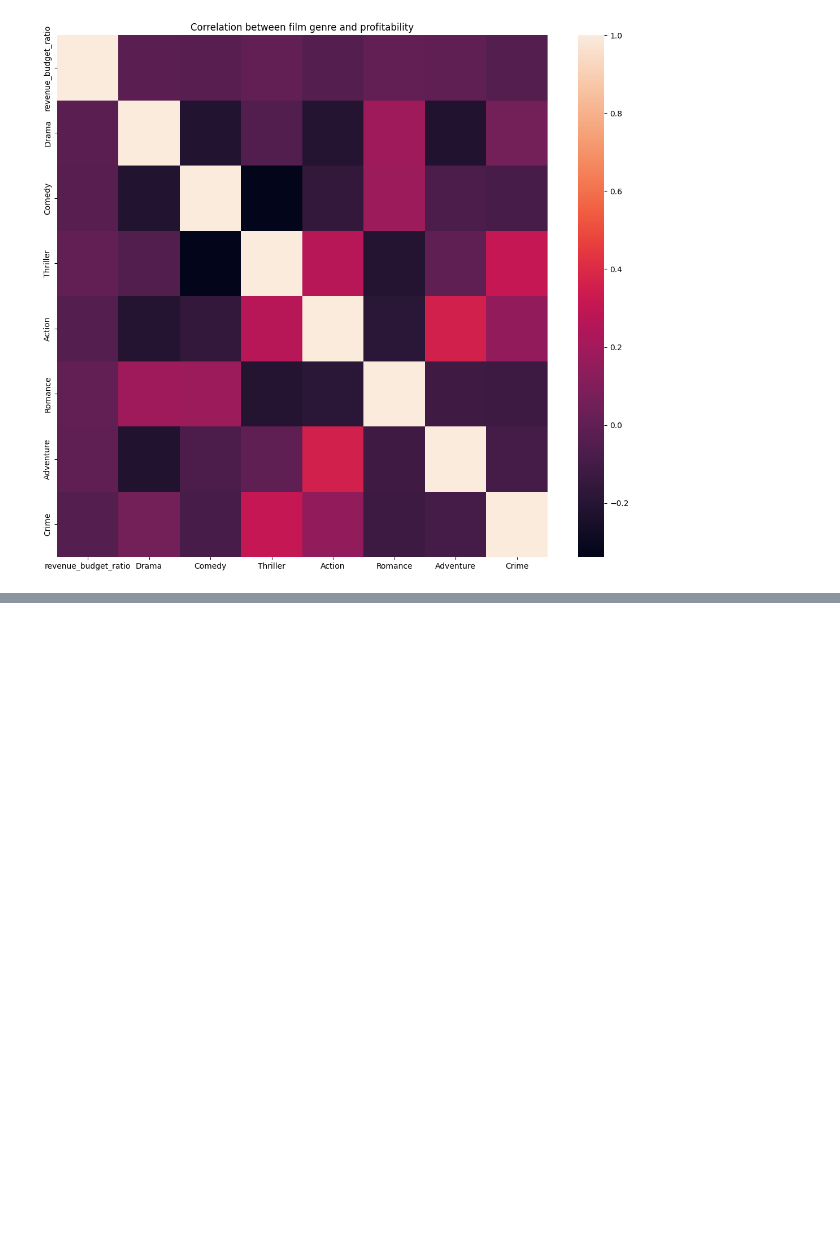
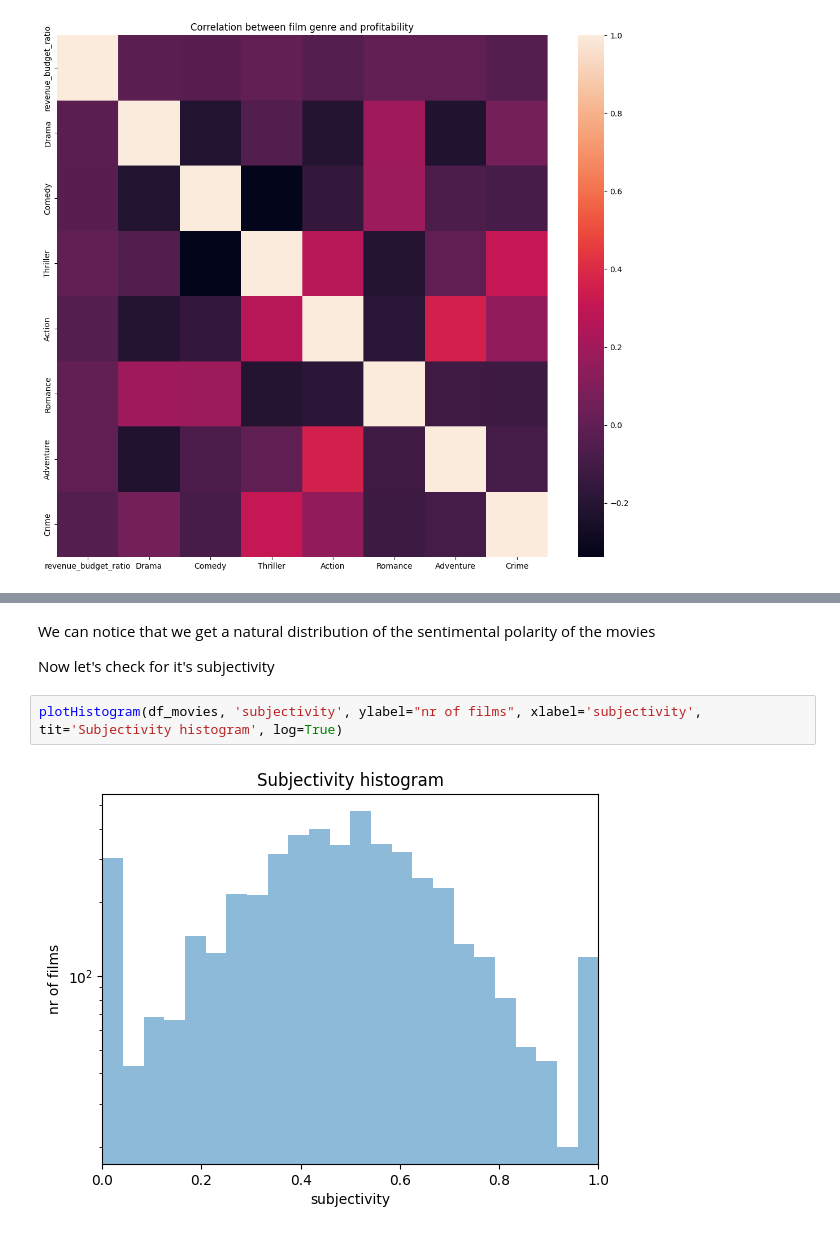
Before and after one commit to StiVit/movie-recommendation-system, a Jupyter notebook: research/research.ipynb, the cells around one changed output, grey strips where cells are left out. Cells and saved outputs as stored; diff of their text form; blank space fills up the shorter version.

```diff
--- a/research/research.ipynb
+++ b/research/research.ipynb
@@ -220,0 +227,8 @@ It seems like there is no strong correlation between any genre and profitability
+# %% [markdown]
+We can notice that we get a natural distribution of the sentimental polarity of the movies
+
+Now let's check for it's subjectivity
+# %%
+plotHistogram(df_movies, 'subjectivity', ylabel="nr of films", xlabel='subjectivity', tit='Subjectivity histogram', log=True)
+# %% [output]
+[figure, added]
```
Also changed, not shown: parts of 9 cells of this notebook.
